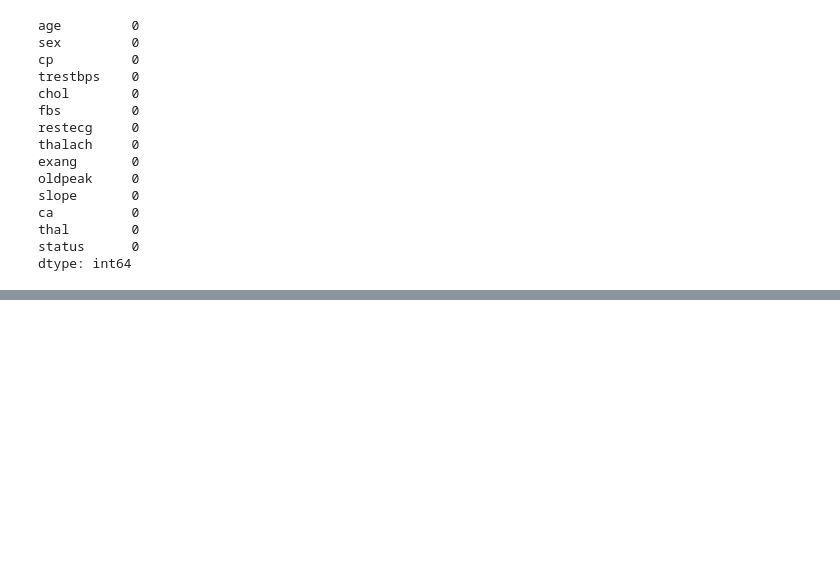
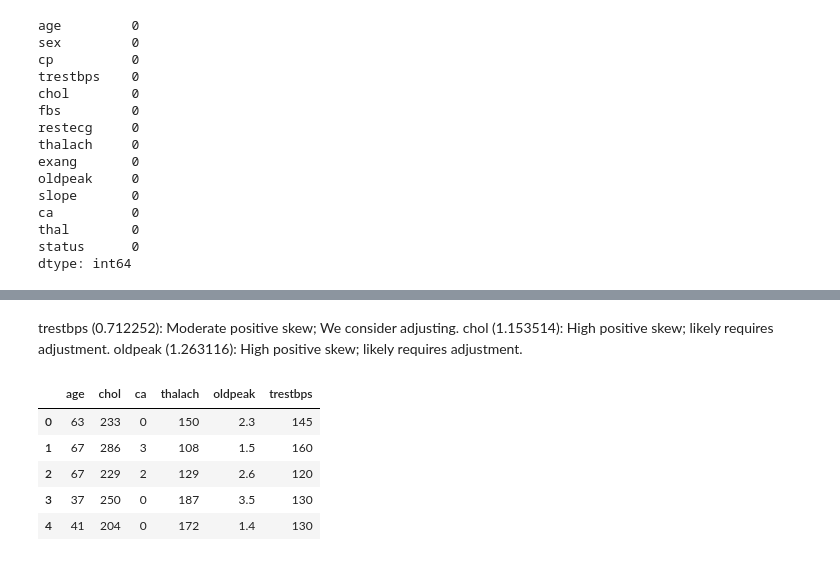
Before and after one commit to Johnnysnipes90/Heart-Disease-Prediction, a Jupyter notebook: Notebook.ipynb, the cells around one changed output, grey strips where cells are left out. Saved outputs shown, nothing was run; the diff lists cells and outputs as text; code cells hidden in the pictures; blank space fills up the shorter version.

```diff
--- a/Notebook.ipynb
+++ b/Notebook.ipynb
@@ -215,0 +266,13 @@ dtype: int64
+# %% [markdown]
+trestbps (0.712252): Moderate positive skew; We consider adjusting.
+chol (1.153514): High positive skew; likely requires adjustment.
+oldpeak (1.263116): High positive skew; likely requires adjustment.
+# %%
+combined_df[['age', 'chol', 'ca', 'thalach', 'oldpeak', 'trestbps']].head()
+# %% [output]
+|  | age | chol | ca | thalach | oldpeak | trestbps |
+| 0 | 63 | 233 | 0 | 150 | 2.3 | 145 |
+| 1 | 67 | 286 | 3 | 108 | 1.5 | 160 |
+| 2 | 67 | 229 | 2 | 129 | 2.6 | 120 |
+| 3 | 37 | 250 | 0 | 187 | 3.5 | 130 |
+| 4 | 41 | 204 | 0 | 172 | 1.4 | 130 |
```
Also changed, not shown: parts of 9 cells of this notebook.
